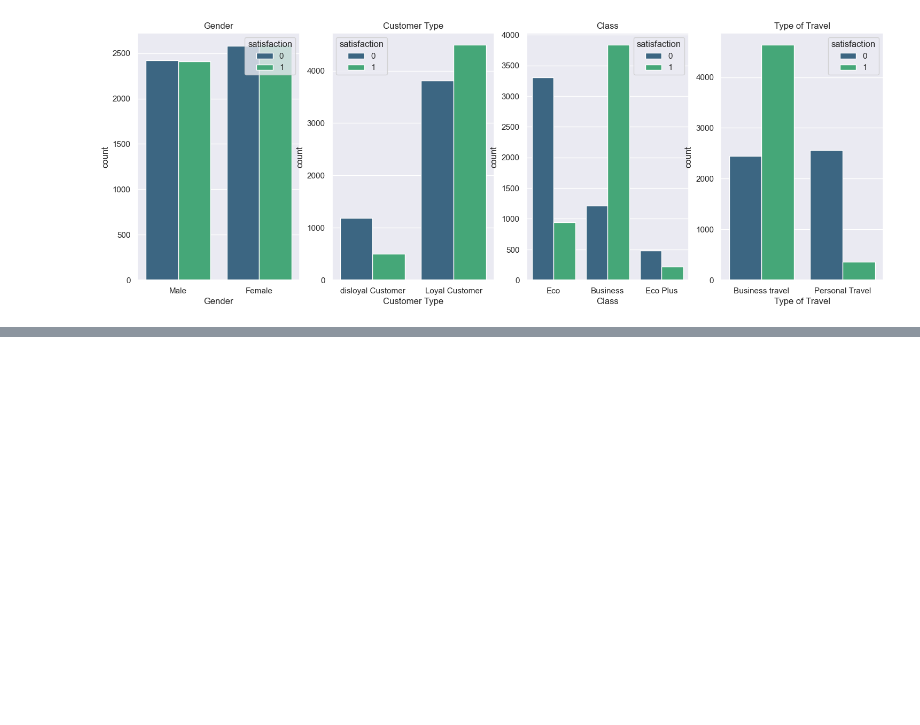
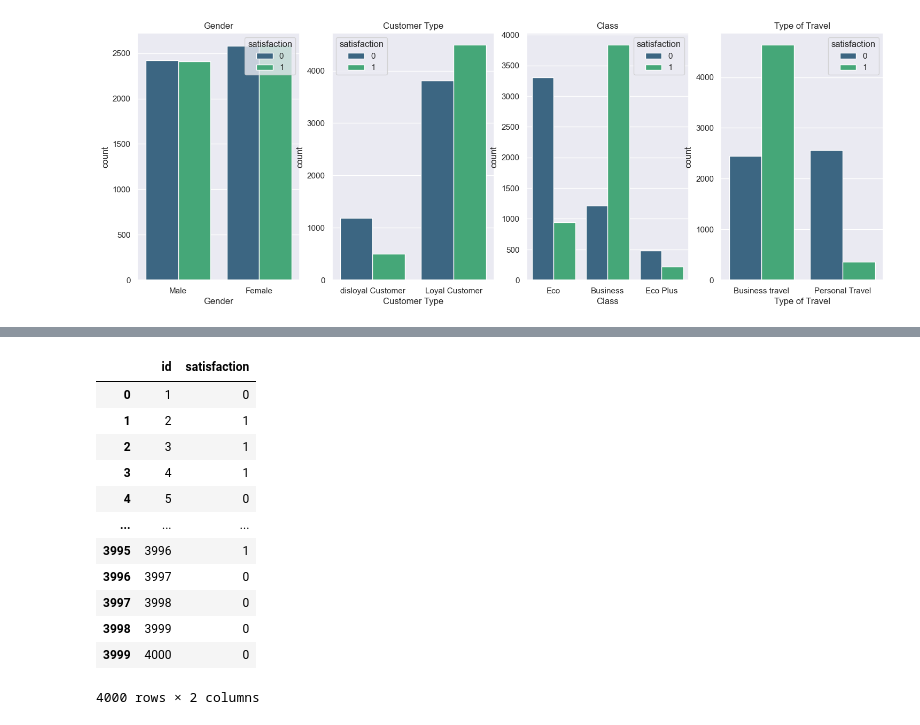
Before and after one commit to mirodil1/Flight-Price-Prediction, a Jupyter notebook: airline-passenger-satisfication.ipynb, the cells around one changed output, grey strips where cells are left out. Saved outputs shown, nothing was run; the diff lists cells and outputs as text; code cells hidden in the pictures; blank space fills up the shorter version.

```diff
--- a/airline-passenger-satisfication.ipynb
+++ b/airline-passenger-satisfication.ipynb
@@ -268,0 +296,17 @@ Accuracy: 0.9415
+# %%
+submission = load_dataset("./","air_submission.csv")
+submission
+# %% [output]
+|  | id | satisfaction |
+| 0 | 1 | 0 |
+| 1 | 2 | 1 |
+| 2 | 3 | 1 |
+| 3 | 4 | 1 |
+| 4 | 5 | 0 |
+| ... | ... | ... |
+| 3995 | 3996 | 1 |
+| 3996 | 3997 | 0 |
+| 3997 | 3998 | 0 |
+| 3998 | 3999 | 0 |
+| 3999 | 4000 | 0 |
+4000 rows × 2 columns
```
Also changed, not shown: parts of 23 cells of this notebook.
